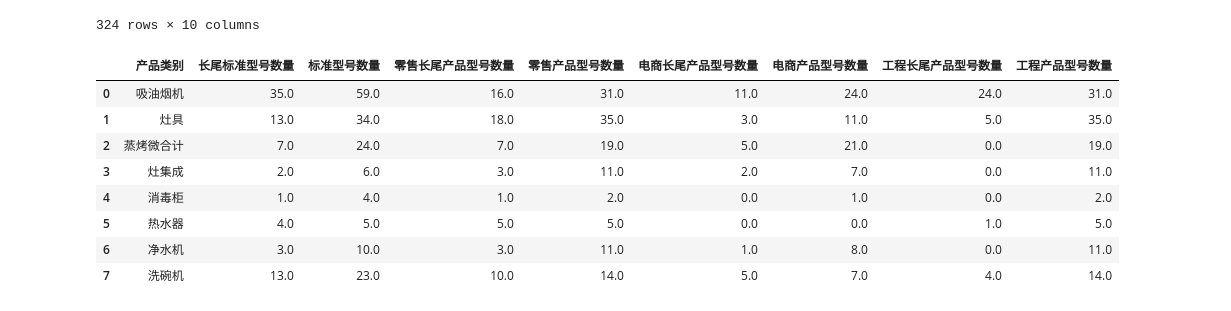
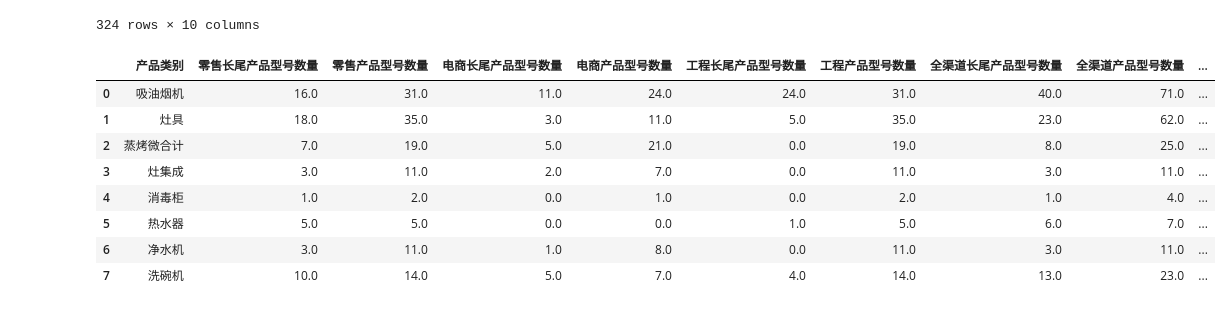
Before and after one commit to zb1005/python-tool, a Jupyter notebook: 零件报告/单型号贡献、低效、长尾/长尾.ipynb, the cells around one changed output. Cells and saved outputs as stored; diff of their text form; code cells hidden in the pictures.

```diff
--- a/零件报告/单型号贡献、低效、长尾/长尾.ipynb
+++ b/零件报告/单型号贡献、低效、长尾/长尾.ipynb
@@ -19,7 +19,7 @@ productgroup_map={
     '洗碗机': ['水槽洗碗机','嵌入式洗碗机']
 }
 # %%
-df = pd.read_excel(fr'D:\000物料报表\{month}\单型号贡献-低效-长尾\合并物流-财务-产品组-核算价-国内-用于低效-长尾.xlsx')
+df = pd.read_excel(fr'D:\000物料报表\{month_date}\单型号贡献-低效-长尾\合并物流-财务-产品组-核算价-国内-用于低效-长尾.xlsx')
 df['物料号'] = df['商品编码'].astype(str).map(lambda x: x[:13])
 print(len(df))
 df.head()
@@ -127,35 +127,48 @@ df_calu
 # %%
 df_out = pd.DataFrame()
 df_out['产品类别'] = productgroup_map.keys()
 for k,v in productgroup_map.items():
     vals = df_calu[(df_calu['产品组'].isin(v))&(df_calu['是否长尾型号']=='是')]['标准型号'].nunique()
     df_out.loc[df_out['产品类别']==k,'长尾标准型号数量'] = vals
     vals = df_calu[(df_calu['产品组'].isin(v))]['标准型号'].nunique()
     df_out.loc[df_out['产品类别']==k,'标准型号数量'] = vals
-
+df_out['长尾标准型号占比'] = df_out['长尾标准型号数量']/df_out['标准型号数量']
+df_out
+df_out1 = pd.DataFrame()
+df_out1['产品类别'] = productgroup_map.keys()
+for k,v in productgroup_map.items():
     vals = df_calu[(df_calu['产品组'].isin(v))&(df_calu['是否长尾型号']=='是')&(df_calu['渠道']=='零售')]['产品型号'].nunique()
-    df_out.loc[df_out['产品类别']==k,'零售长尾产品型号数量'] = vals
+    df_out1.loc[df_out1['产品类别']==k,'零售长尾产品型号数量'] = vals
     vals = df_calu[(df_calu['产品组'].isin(v))&(df_calu['渠道']=='零售')]['产品型号'].nunique()
-    df_out.loc[df_out['产品类别']==k,'零售产品型号数量'] = vals
+    df_out1.loc[df_out1['产品类别']==k,'零售产品型号数量'] = vals
 
     vals = df_calu[(df_calu['产品组'].isin(v))&(df_calu['是否长尾型号']=='是')&(df_calu['渠道']=='电商')]['产品型号'].nunique()
-    df_out.loc[df_out['产品类别']==k,'电商长尾产品型号数量'] = vals
+    df_out1.loc[df_out1['产品类别']==k,'电商长尾产品型号数量'] = vals
     vals = df_calu[(df_calu['产品组'].isin(v))&(df_calu['渠道']=='电商')]['产品型号'].nunique()
-    df_out.loc[df_out['产品类别']==k,'电商产品型号数量'] = vals
+    df_out1.loc[df_out1['产品类别']==k,'电商产品型号数量'] = vals
 
     vals = df_calu[(df_calu['产品组'].isin(v))&(df_calu['是否长尾型号']=='是')&(df_calu['渠道']=='工程')]['产品型号'].nunique()
-    df_out.loc[df_out['产品类别']==k,'工程长尾产品型号数量'] = vals
+    df_out1.loc[df_out1['产品类别']==k,'工程长尾产品型号数量'] = vals
     vals = df_calu[(df_calu['产品组'].isin(v))&(df_calu['渠道']=='零售')]['产品型号'].nunique()
-    df_out.loc[df_out['产品类别']==k,'工程产品型号数量'] = vals
-df_out
+    df_out1.loc[df_out1['产品类别']==k,'工程产品型号数量'] = vals
+
+    vals = df_calu[(df_calu['产品组'].isin(v))&(df_calu['是否长尾型号']=='是')]['产品型号'].nunique()
+    df_out1.loc[df_out1['产品类别']==k,'全渠道长尾产品型号数量'] = vals
+    vals = df_calu[(df_calu['产品组'].isin(v))]['产品型号'].nunique()
+    df_out1.loc[df_out1['产品类别']==k,'全渠道产品型号数量'] = vals
+df_out1['零售长尾产品型号占比'] = df_out1['零售长尾产品型号数量']/df_out1['零售产品型号数量']
+df_out1['电商长尾产品型号占比'] = df_out1['电商长尾产品型号数量']/df_out1['电商产品型号数量']
+df_out1['工程长尾产品型号占比'] = df_out1['工程长尾产品型号数量']/df_out1['工程产品型号数量']
+df_out1['全渠道长尾产品型号占比'] = df_out1['全渠道长尾产品型号数量']/df_out1['全渠道产品型号数量']
+df_out1
 # %% [output]
-|  | 产品类别 | 长尾标准型号数量 | 标准型号数量 | 零售长尾产品型号数量 | 零售产品型号数量 | 电商长尾产品型号数量 | 电商产品型号数量 | 工程长尾产品型号数量 | 工程产品型号数量 |
-| 0 | 吸油烟机 | 35.0 | 59.0 | 16.0 | 31.0 | 11.0 | 24.0 | 24.0 | 31.0 |
-| 1 | 灶具 | 13.0 | 34.0 | 18.0 | 35.0 | 3.0 | 11.0 | 5.0 | 35.0 |
-| 2 | 蒸烤微合计 | 7.0 | 24.0 | 7.0 | 19.0 | 5.0 | 21.0 | 0.0 | 19.0 |
-| 3 | 灶集成 | 2.0 | 6.0 | 3.0 | 11.0 | 2.0 | 7.0 | 0.0 | 11.0 |
-| 4 | 消毒柜 | 1.0 | 4.0 | 1.0 | 2.0 | 0.0 | 1.0 | 0.0 | 2.0 |
-| 5 | 热水器 | 4.0 | 5.0 | 5.0 | 5.0 | 0.0 | 0.0 | 1.0 | 5.0 |
-| 6 | 净水机 | 3.0 | 10.0 | 3.0 | 11.0 | 1.0 | 8.0 | 0.0 | 11.0 |
-| 7 | 洗碗机 | 13.0 | 23.0 | 10.0 | 14.0 | 5.0 | 7.0 | 4.0 | 14.0 |
+|  | 产品类别 | 零售长尾产品型号数量 | 零售产品型号数量 | 电商长尾产品型号数量 | 电商产品型号数量 | 工程长尾产品型号数量 | 工程产品型号数量 | 全渠道长尾产品型号数量 | 全渠道产品型号数量 | ... |
+| 0 | 吸油烟机 | 16.0 | 31.0 | 11.0 | 24.0 | 24.0 | 31.0 | 40.0 | 71.0 | ... |
+| 1 | 灶具 | 18.0 | 35.0 | 3.0 | 11.0 | 5.0 | 35.0 | 23.0 | 62.0 | ... |
+| 2 | 蒸烤微合计 | 7.0 | 19.0 | 5.0 | 21.0 | 0.0 | 19.0 | 8.0 | 25.0 | ... |
+| 3 | 灶集成 | 3.0 | 11.0 | 2.0 | 7.0 | 0.0 | 11.0 | 3.0 | 11.0 | ... |
+| 4 | 消毒柜 | 1.0 | 2.0 | 0.0 | 1.0 | 0.0 | 2.0 | 1.0 | 4.0 | ... |
+| 5 | 热水器 | 5.0 | 5.0 | 0.0 | 0.0 | 1.0 | 5.0 | 6.0 | 7.0 | ... |
+| 6 | 净水机 | 3.0 | 11.0 | 1.0 | 8.0 | 0.0 | 11.0 | 3.0 | 11.0 | ... |
+| 7 | 洗碗机 | 10.0 | 14.0 | 5.0 | 7.0 | 4.0 | 14.0 | 13.0 | 23.0 | ... |
 # %%
```
Also changed, not shown: parts of 1 cell of this notebook, 2 other files.
